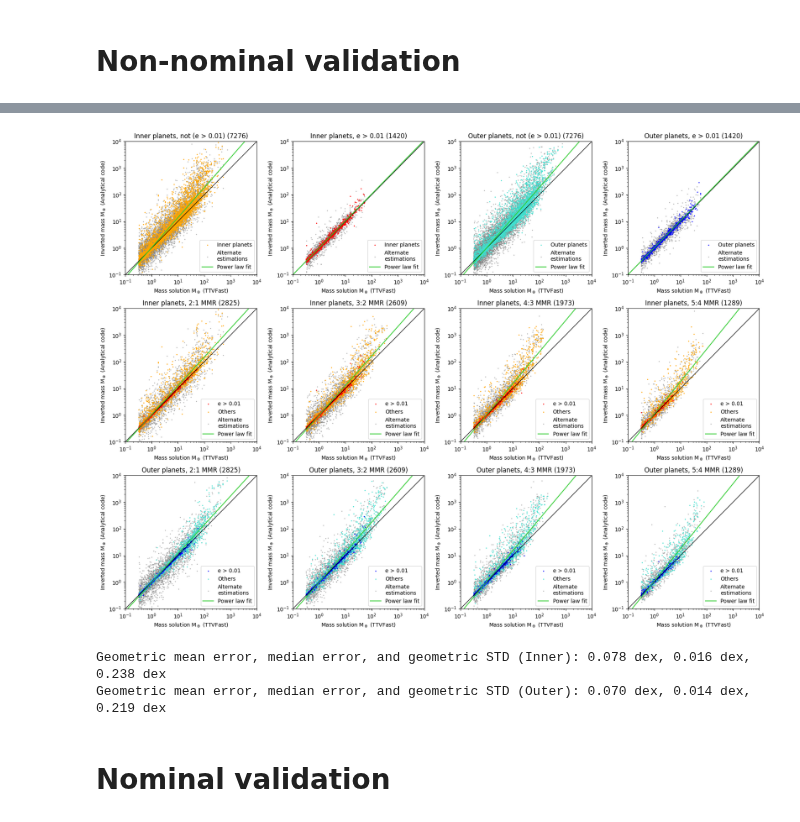
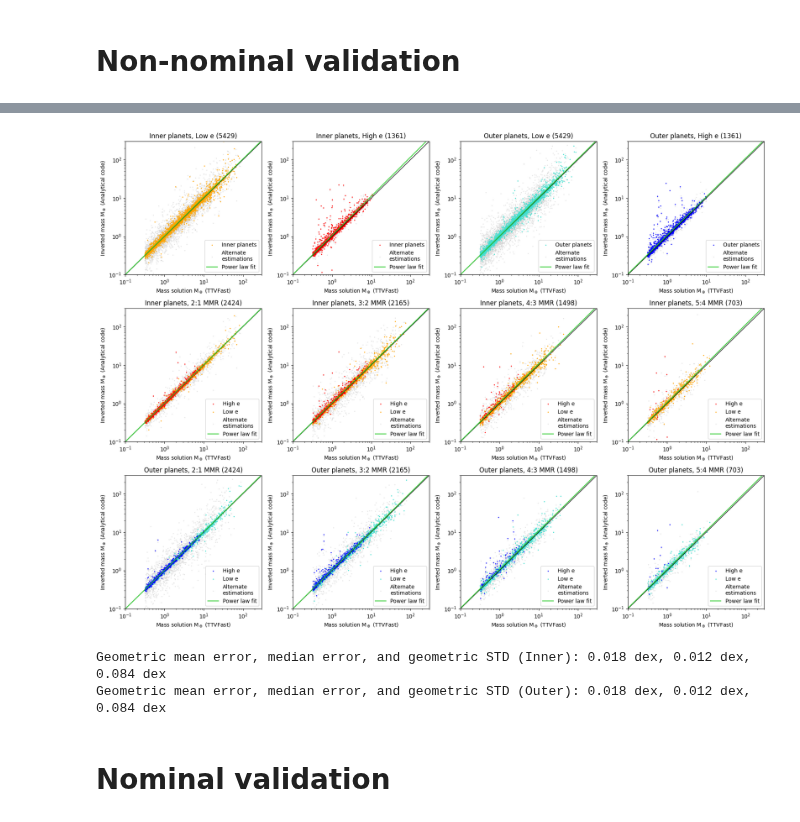
Before and after one commit to chatdanai-s/NATSUME, a Jupyter notebook: validation/1st_order_TTVFast/code_invert.ipynb, the cells around one changed output, grey strips where cells are left out. Cells and saved outputs as stored; diff of their text form; code cells hidden in the pictures.

```diff
--- a/validation/1st_order_TTVFast/code_invert.ipynb
+++ b/validation/1st_order_TTVFast/code_invert.ipynb
@@ -136,8 +136,8 @@ plt.show()
 # %%
 # Filter by R2
 # Minimum 10% percentile
-p5_1 = np.nanpercentile(fits.R2_1, 10)
-p5_2 = np.nanpercentile(fits.R2_2, 10)
+p5_1 = np.nanpercentile(fits.R2_1, 16)
+p5_2 = np.nanpercentile(fits.R2_2, 16)
 print(f'Filter for R^2 (Inner TTV) and R^2 (Outer TTV): {p5_1:.3f}, {p5_2:.3f}')
 
 R2_threshold = 0.5
@@ -302,12 +302,12 @@ compare.head()
 fig, ax = plt.subplots(1, 2, figsize=(10, 5))  # 1 row, 2 columns
 s = 1
 minval = 1e-1
-maxval = 1e+4
+maxval = 3e+2
 linelim = np.array([minval, maxval])
 scatterCount = len(compare['m1'])
 
-ethres = 0.01
-highe = (compare.e1 > ethres) & (compare.e2 > ethres); lowe = ~highe
+ethres = 0.1
+lowe = (compare.e1 < ethres) & (compare.e2 < ethres); highe = ~lowe
 
 # Inner planets
 m1 = compare['m1']
@@ -315,8 +315,8 @@ m1_good = compare['m_calc_in']
 m1_bad = compare['m_bad_in']
 k1, c1 = getLineFit(np.log10(m1_good), np.log10(m1))
 
-ax[0].scatter(m1[highe], m1_good[highe], s=s, color='red', label=f'Inner planets (e > 0.01)', zorder=1)
-ax[0].scatter(m1[lowe], m1_good[lowe], s=s, color='orange', label=f'Inner planets (Others)', zorder=0)
+ax[0].scatter(m1[highe], m1_good[highe], s=s, color='red', label=f'Inner planets (High e)', zorder=1)
+ax[0].scatter(m1[lowe], m1_good[lowe], s=s, color='orange', label=f'Inner planets (Low e)', zorder=0)
 ax[0].scatter(m1, m1_bad, s=s, color='lightgrey', label='Alternate estimations', zorder=-1, alpha=0.5)
 ax[0].plot(linelim, linelim, color='black', lw=1, zorder=1)
 ax[0].plot(linelim, 10**c1 * linelim**k1, color='limegreen', label=f'Power law fit')
@@ -332,9 +332,9 @@ m2_good = compare['m_calc_out']
 m2_bad = compare['m_bad_out']
 k2, c2 = getLineFit(np.log10(m2_good), np.log10(m2))
 
-ax[1].scatter(m2[highe], m2_good[highe], s=s, color='blue', label=f'Outer planets (e > 0.01)', zorder=1)
-ax[1].scatter(m2[lowe], m2_good[lowe], s=s, color='turquoise', label=f'Outer planets (Others)', zorder=0)
-ax[1].scatter(m2, m2_bad, s=s, color='grey', label='Alternate estimations', zorder=-1, alpha=0.5)
+ax[1].scatter(m2[highe], m2_good[highe], s=s, color='blue', label=f'Outer planets (High e)', zorder=1)
+ax[1].scatter(m2[lowe], m2_good[lowe], s=s, color='turquoise', label=f'Outer planets (low e)', zorder=0)
+ax[1].scatter(m2, m2_bad, s=s, color='lightgrey', label='Alternate estimations', zorder=-1, alpha=0.5)
 ax[1].plot(linelim, linelim, color='black', lw=1, zorder=1)
 ax[1].plot(linelim, 10**c2 * linelim**k2, color='limegreen', label=f'Power law fit')
 ax[1].set_xscale('log'); ax[1].set_yscale('log')
@@ -355,66 +355,65 @@ fig, ax = plt.subplots(3, 4, figsize=(16*1.1, 12*1.1))
 def plotMassEstimation(posTuple, x, ygood, ybad, color, innerouterStr, mask, regimeName, mode='eccentricity'):
     s = 1
     minval = 1e-1
-    maxval = 1e+4
+    maxval = 3e+2
     linelim = np.array([minval, maxval])
     scatterCount = len(x[mask])
     k, c = getLineFit(np.log10(ygood[mask]), np.log10(x[mask]))
 
-
     if mode == 'eccentricity':
         ax[posTuple].scatter(x[mask], ygood[mask], s=s, color=color, label=f'{innerouterStr} planets', zorder=0)
     elif mode == 'MMR':
-        ethres = 0.01
-        highe = (compare.e1 > ethres) & (compare.e2 > ethres); lowe = ~highe
+        ethres = 0.1
+        lowe = (compare.e1 < ethres) & (compare.e2 < ethres); highe = ~lowe
 
         if color == 'red':
             altcolor = 'orange'
         elif color == 'blue':
             altcolor = 'turquoise'
 
-        ax[posTuple].scatter(x[mask & highe], ygood[mask & highe], s=s, color=color, label=f'e > 0.01', zorder=1)
-        ax[posTuple].scatter(x[mask & lowe], ygood[mask & lowe], s=s, color=altcolor, label=f'Others', zorder=0)
+        ax[posTuple].scatter(x[mask & highe], ygood[mask & highe], s=s, color=color, label=f'High e', zorder=1)
+        ax[posTuple].scatter(x[mask & lowe], ygood[mask & lowe], s=s, color=altcolor, label=f'Low e', zorder=0)
 
-    ax[posTuple].scatter(x[mask], ybad[mask], s=s, color='grey', label='Alternate\nestimations', zorder=-1, alpha=0.5)
+    ax[posTuple].scatter(x[mask], ybad[mask], s=s, color='lightgrey', label='Alternate\nestimations', zorder=-1, alpha=0.5)
     ax[posTuple].plot(linelim, linelim, color='black', lw=1, zorder=1)
     ax[posTuple].plot(linelim, 10**c * linelim**k, color='limegreen', label=f'Power law fit')
     ax[posTuple].set_xscale('log'); ax[posTuple].set_yscale('log')
     ax[posTuple].set_xlim(minval, maxval); ax[posTuple].set_ylim(minval, maxval)
     ax[posTuple].set_xlabel('Mass solution M$_\oplus$ (TTVFast)')
     ax[posTuple].set_ylabel('Inverted mass M$_\oplus$ (Analytical code)')
     ax[posTuple].legend(loc='lower right')
     ax[posTuple].set_title(f'{innerouterStr} planets, {regimeName} ({scatterCount})')
 
 def plotMassWithRegimes(df):
     # Regime definitions
-    ethres = 0.01
-    highe = (compare.e1 > ethres) & (compare.e2 > ethres); lowe = ~highe
+    ethres = 0.1
+    lowe = (compare.e1 < ethres) & (compare.e2 < ethres); highe = ~lowe
     def jmask(n):
         return (compare.j == n)
 
     # Eccentricity
-    plotMassEstimation((0,0), df['m1'], df['m_calc_in'], df['m_bad_in'], 'orange', 'Inner', lowe, 'not (e > 0.01)')
-    plotMassEstimation((0,1), df['m1'], df['m_calc_in'], df['m_bad_in'], 'red', 'Inner', highe, 'e > 0.01')
-    plotMassEstimation((0,2), df['m2'], df['m_calc_out'], df['m_bad_out'], 'turquoise', 'Outer', lowe, 'not (e > 0.01)')
-    plotMassEstimation((0,3), df['m2'], df['m_calc_out'], df['m_bad_out'], 'blue', 'Outer', highe, 'e > 0.01')
+    plotMassEstimation((0,0), df['m1'], df['m_calc_in'], df['m_bad_in'], 'orange', 'Inner', lowe, 'Low e')
+    plotMassEstimation((0,1), df['m1'], df['m_calc_in'], df['m_bad_in'], 'red', 'Inner', highe, 'High e')
+    plotMassEstimation((0,2), df['m2'], df['m_calc_out'], df['m_bad_out'], 'turquoise', 'Outer', lowe, 'Low e')
+    plotMassEstimation((0,3), df['m2'], df['m_calc_out'], df['m_bad_out'], 'blue', 'Outer', highe, 'High e')
 
     # MMR
     plotMassEstimation((1,0), df['m1'], df['m_calc_in'], df['m_bad_in'], 'red', 'Inner', jmask(2), '2:1 MMR', mode='MMR')
     plotMassEstimation((1,1), df['m1'], df['m_calc_in'], df['m_bad_in'], 'red', 'Inner', jmask(3), '3:2 MMR', mode='MMR')
     plotMassEstimation((1,2), df['m1'], df['m_calc_in'], df['m_bad_in'], 'red', 'Inner', jmask(4), '4:3 MMR', mode='MMR')
     plotMassEstimation((1,3), df['m1'], df['m_calc_in'], df['m_bad_in'], 'red', 'Inner', jmask(5), '5:4 MMR', mode='MMR')
 
     plotMassEstimation((2,0), df['m2'], df['m_calc_out'], df['m_bad_out'], 'blue', 'Outer', jmask(2), '2:1 MMR', mode='MMR')
     plotMassEstimation((2,1), df['m2'], df['m_calc_out'], df['m_bad_out'], 'blue', 'Outer', jmask(3), '3:2 MMR', mode='MMR')
     plotMassEstimation((2,2), df['m2'], df['m_calc_out'], df['m_bad_out'], 'blue', 'Outer', jmask(4), '4:3 MMR', mode='MMR')
     plotMassEstimation((2,3), df['m2'], df['m_calc_out'], df['m_bad_out'], 'blue', 'Outer', jmask(5), '5:4 MMR', mode='MMR')
 
 plotMassWithRegimes(compare)
 
 fig.tight_layout()
 plt.show()
 # %% [output]
-[figure, old version]
+[figure, new version]
 # %%
 # Relative bias and average error
 err1, err2, med1, med2, gstd1, gstd2 = returnMetrics(compare, mask='all')
@@ -422,8 +421,8 @@ err1, err2, med1, med2, gstd1, gstd2 = returnMetrics(compare, mask='all')
 print(f'Geometric mean error, median error, and geometric STD (Inner): {err1:.3f} dex, {med1:.3f} dex, {gstd1:.3f} dex')
 print(f'Geometric mean error, median error, and geometric STD (Outer): {err2:.3f} dex, {med2:.3f} dex, {gstd2:.3f} dex')
 # %% [output]
-Geometric mean error, median error, and geometric STD (Inner): 0.078 dex, 0.016 dex, 0.238 dex
-Geometric mean error, median error, and geometric STD (Outer): 0.070 dex, 0.014 dex, 0.219 dex
+Geometric mean error, median error, and geometric STD (Inner): 0.018 dex, 0.012 dex, 0.084 dex
+Geometric mean error, median error, and geometric STD (Outer): 0.018 dex, 0.012 dex, 0.084 dex
 # %% [markdown]
 # Nominal validation
 # %%
```
Also changed, not shown: parts of 13 cells of this notebook, 13 other files.
